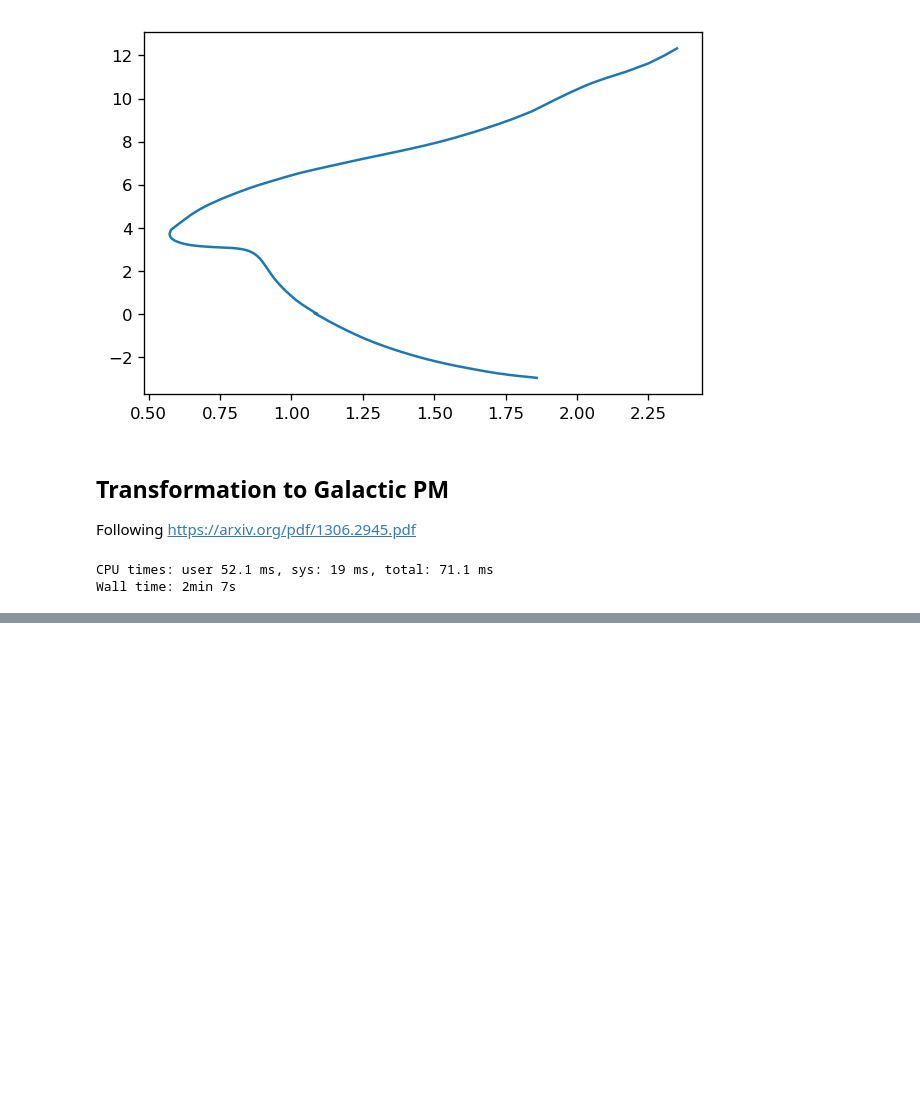
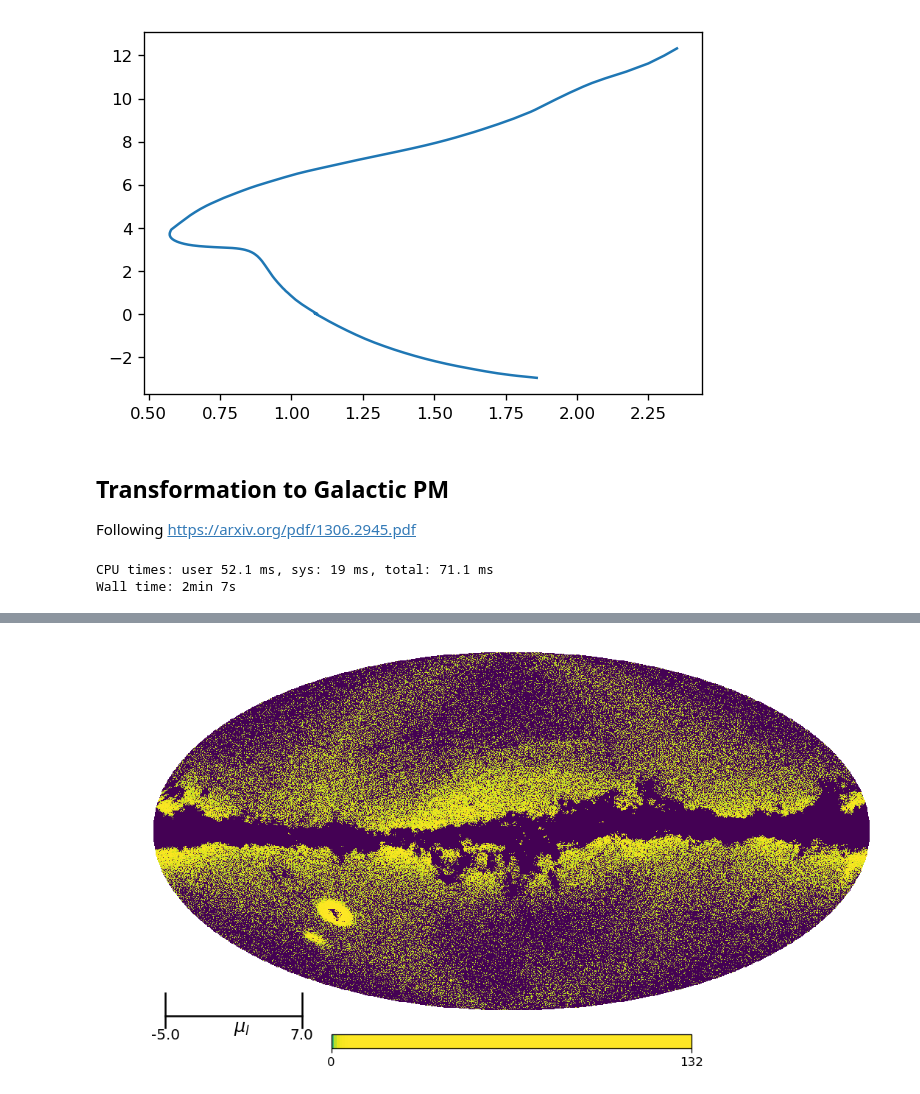
Before and after one commit to ctslater/gaia_experiments, a Jupyter notebook: dereddening_gaia.ipynb, the cells around one changed output, grey strips where cells are left out. Cells and saved outputs as stored; diff of their text form; code cells hidden in the pictures; blank space fills up the shorter version.

Commit message:
Distance slices.

```diff
--- a/dereddening_gaia.ipynb
+++ b/dereddening_gaia.ipynb
@@ -178,0 +184,12 @@ plt.contour(np.log10(mu_lb_hist), extent=(-8, 12, -8, 8), colors='w')
+# %%
+%%time
+gaia_mu_slices = gaia_g0_mulb.where((gaia_g0_mulb['dup'] == 0) &
+                                    (gaia_g0_mulb['bp_rp_0'] > 0.5) & (gaia_g0_mulb['bp_rp_0'] < 0.75) &
+                                    (gaia_g0_mulb['phot_g0'] > 19) & (gaia_g0_mulb['phot_g0'] <= 20.5) &
+                                    (gaia_g0_mulb['parallax'] < 0.2) #&
+                                    #(gaia_g0_mulb['b'] > 10) & (gaia_g0_mulb['b'] < 45) &
+                                    #(gaia_g0_mulb['l'] > 150) & (gaia_g0_mulb['l'] < 220)
+                                   ) \
+                             .withColumn("mu_slice", bin_column(-5, 7, 12, gaia_g0_mulb['mu_l']))
+
+map_slices_mu_l_2 = healpix_hist(gaia_mu_slices, NSIDE=512, agg={"hpix__": "count"}, groupby=['mu_slice'])
@@ -178,0 +199,22 @@ plt.contour(np.log10(mu_lb_hist), extent=(-8, 12, -8, 8), colors='w')
+# %%
+matplotlib.rcParams['figure.dpi'] = 120
+
+mu_l_bins = np.linspace(-5, 7, 12)
+
+hp.mollview(map_slices_mu_l_2[5] + map_slices_mu_l_2[6], rot=(266.4 - 180, 28.94, -57),
+            xsize=1100,
+            nest=True, norm='hist', title="", )
+
+fig = plt.gcf()
+ax2 = fig.add_axes(matplotlib.axes.Axes(fig=fig, rect=[0.03, 0.15, 0.2, 0.08]))
+ax2.xaxis.set_visible(False)
+ax2.yaxis.set_visible(False)
+ax2.set_frame_on(False)
+ax2.plot([mu_l_bins[0], mu_l_bins[-1]], [0, 0], 'k-')
+
+ax2.text(0.5*(mu_l_bins[0] + mu_l_bins[-1]), -0.7, r'$\mu_l$', fontsize='x-large')
+for bin_n in [0, -1]:
+    ax2.plot([mu_l_bins[bin_n], mu_l_bins[bin_n]], [-0.5, 1], 'k-')
+    ax2.text(mu_l_bins[bin_n], -1, "{:.1f}".format(mu_l_bins[bin_n]), horizontalalignment="center", fontsize='large')
+# %% [output]
+[figure, added]
```
Also changed, not shown: parts of 6 cells of this notebook.
